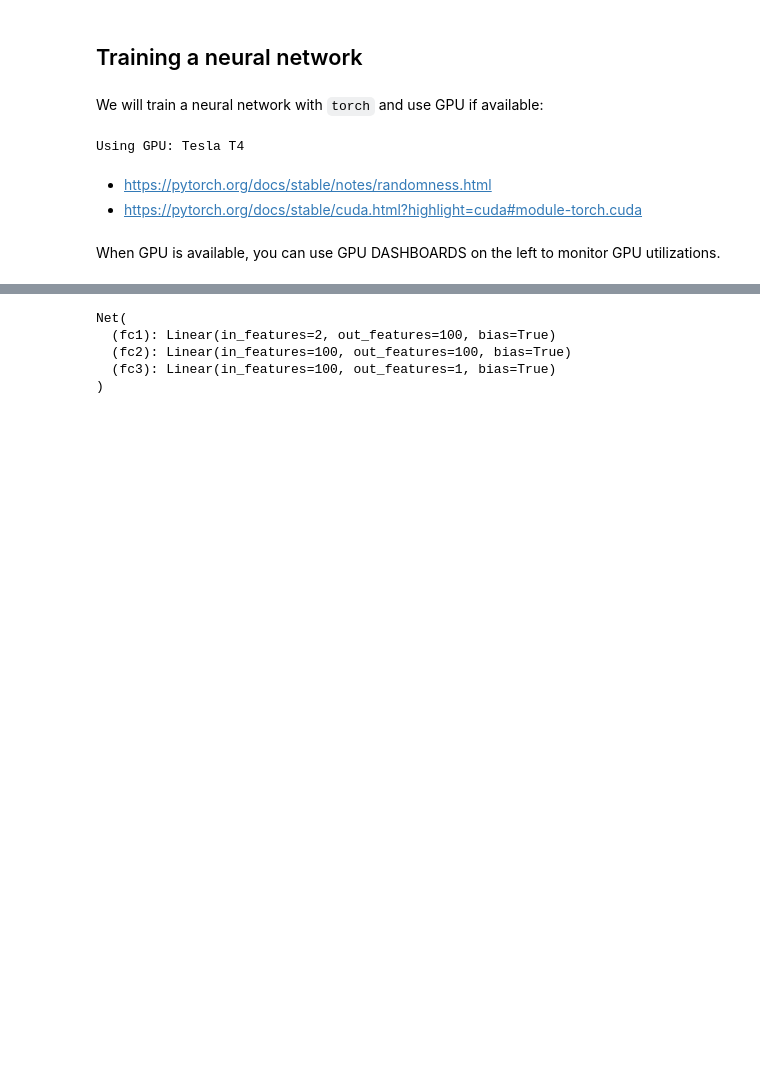
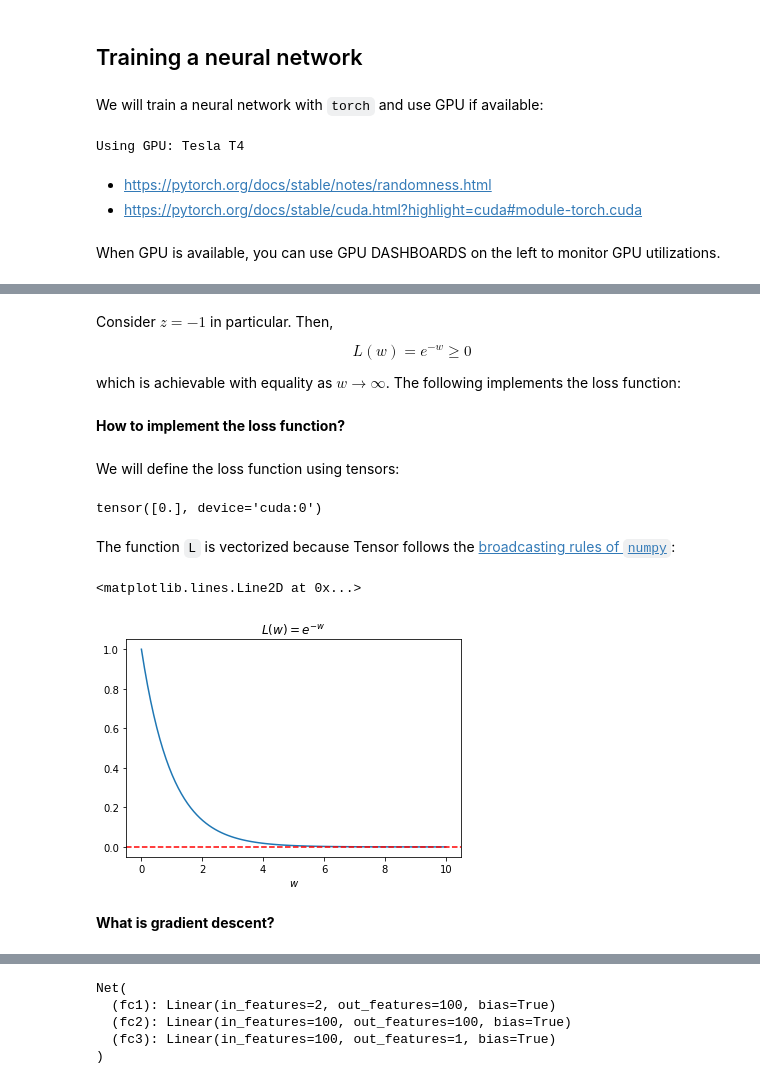
Before and after one commit to ccha23/miml, a Jupyter notebook: part1/variational.ipynb, the cells around one changed output, grey strips where cells are left out. Saved outputs shown, nothing was run; the diff lists cells and outputs as text; code cells hidden in the pictures; blank space fills up the shorter version.

```diff
--- a/part1/variational.ipynb
+++ b/part1/variational.ipynb
@@ -429,0 +445,38 @@ When GPU is available, you can use GPU DASHBOARDS on the left to monitor GPU uti
+# %% [markdown]
+Consider $z=-1$ in particular. Then,
+
+$$
+L(w) = e^{-w} \geq 0
+$$
+
+which is achievable with equality as $w\to \infty$. The following implements the loss function:
+# %% [markdown]
+**How to implement the loss function?**
+# %% [markdown]
+We will define the loss function using tensors:
+# %%
+z = Tensor([-1]).to(DEVICE)  # default tensor type on a designated device
+
+
+def L(w):
+    return (w * z).exp()
+
+
+L(float("inf"))
+# %% [output]
+tensor([0.], device='cuda:0')
+# %% [markdown]
+The function `L` is vectorized because Tensor follows the [broadcasting rules of `numpy`](https://numpy.org/doc/stable/user/basics.broadcasting.html):
+# %%
+ww = np.linspace(0, 10, 100)
+ax = sns.lineplot(
+    x=ww,
+    y=L(Tensor(ww).to(DEVICE)).cpu().numpy(),  # convert to numpy array for plotting
+)
+ax.set(xlabel=r"$w$", title=r"$L(w)=e^{-w}$")
+ax.axhline(L(float("inf")), ls="--", c="r")
+# %% [output]
+<matplotlib.lines.Line2D at 0x...>
+[figure, added]
+# %% [markdown]
+**What is gradient descent?**
```
Also changed, not shown: parts of 53 cells of this notebook, 2 other files.
